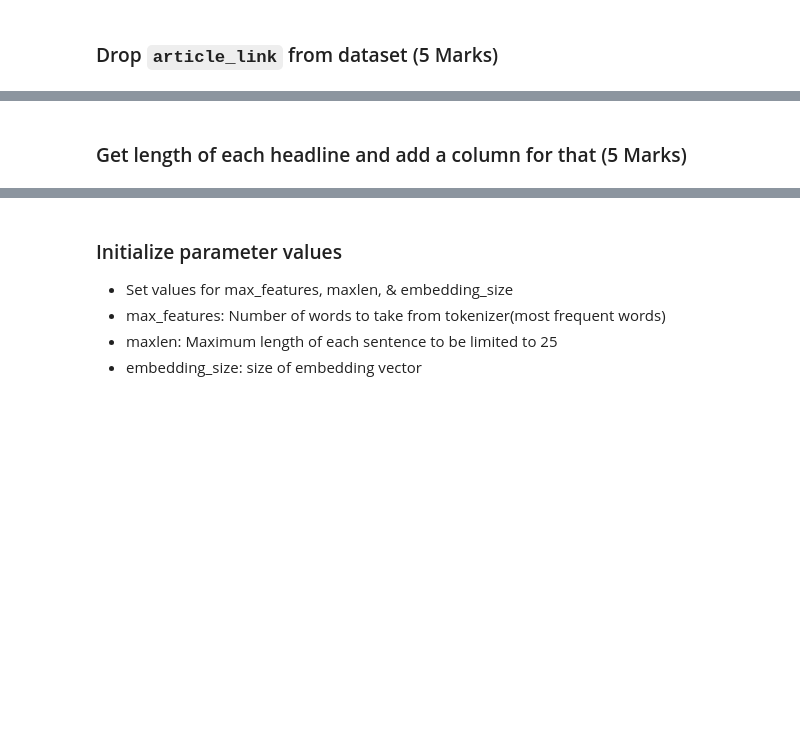
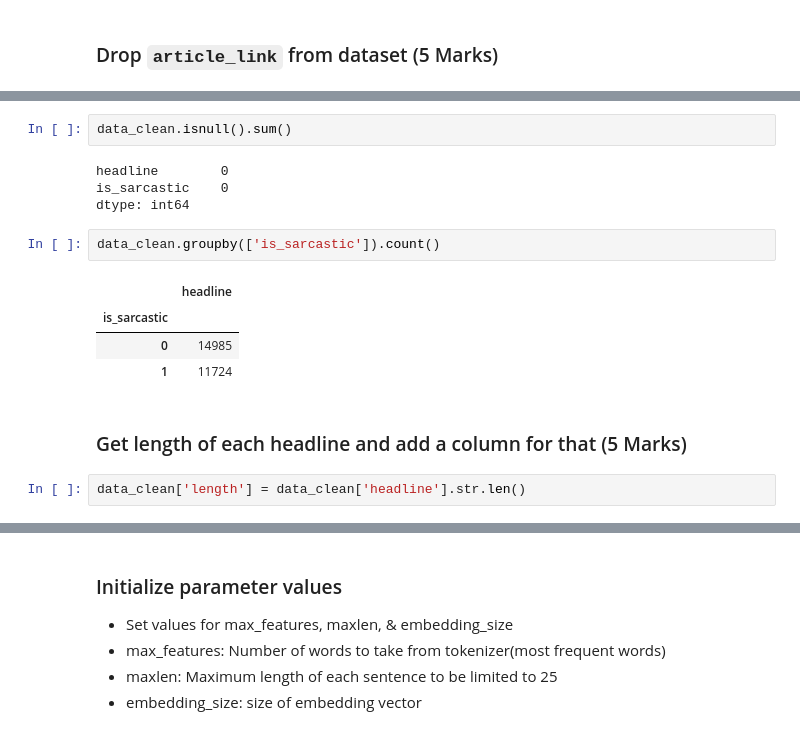
Before and after one commit to bvprasan/GLDN, a Jupyter notebook: NLP/Questions - Project 2 - Sequential Models in NLP - Sarcasm Detection-1.ipynb, the cells around one changed output, grey strips where cells are left out. Drawn from its saved outputs; the diff is of its cells as text; blank space fills up the shorter version.

```diff
--- a/NLP/Questions - Project 2 - Sequential Models in NLP - Sarcasm Detection-1.ipynb
+++ b/NLP/Questions - Project 2 - Sequential Models in NLP - Sarcasm Detection-1.ipynb
@@ -26,2 +61,17 @@ https://drive.google.com/drive/folders/1xUnF35naPGU63xwRDVGc-DkZ3M8V5mMk
+# %%
+data_clean.isnull().sum()
+# %% [output]
+headline        0
+is_sarcastic    0
+dtype: int64
+# %%
+data_clean.groupby(['is_sarcastic']).count()
+# %% [output]
+|  | headline |
+| is_sarcastic |  |
+| 0 | 14985 |
+| 1 | 11724 |
 # %% [markdown]
 ### Get length of each headline and add a column for that (5 Marks)
+# %%
+data_clean['length'] = data_clean['headline'].str.len()
```
Also changed, not shown: parts of 15 cells of this notebook.
